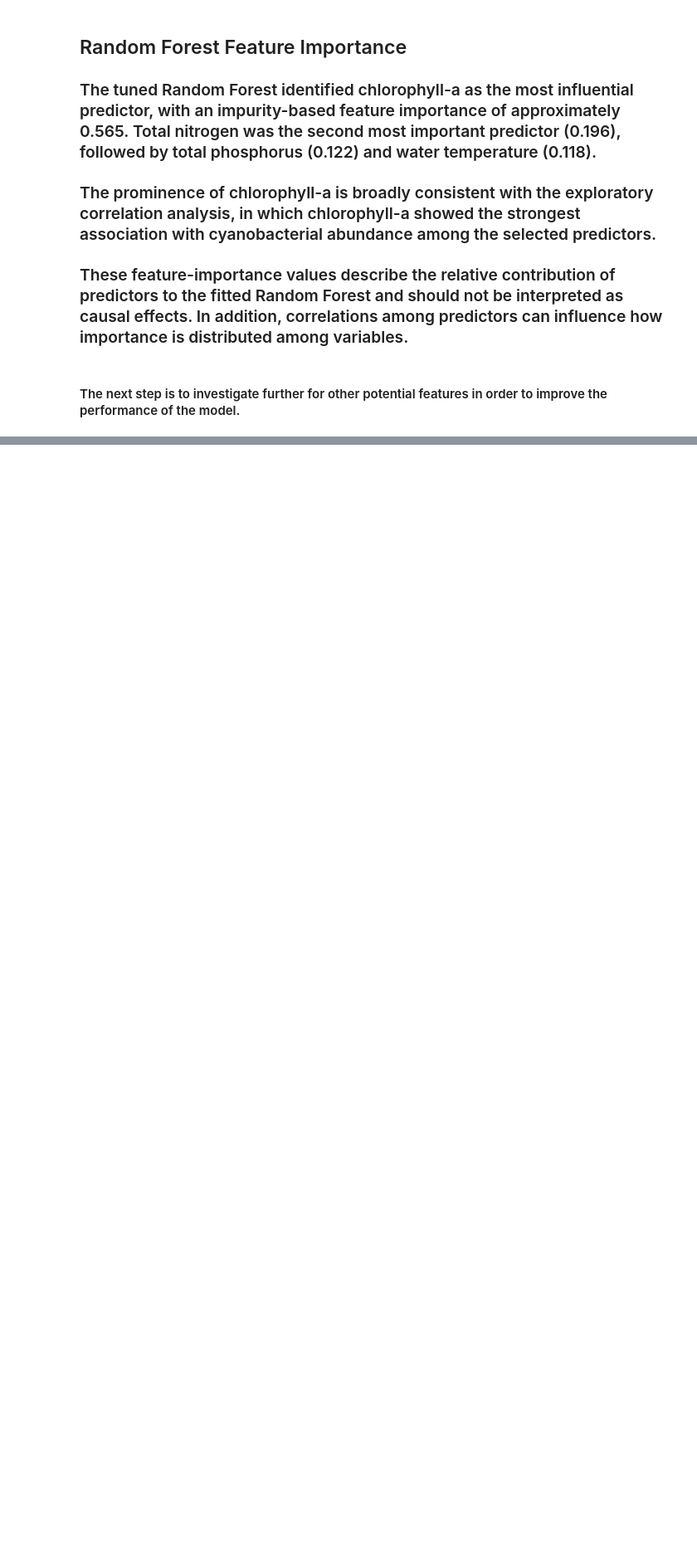
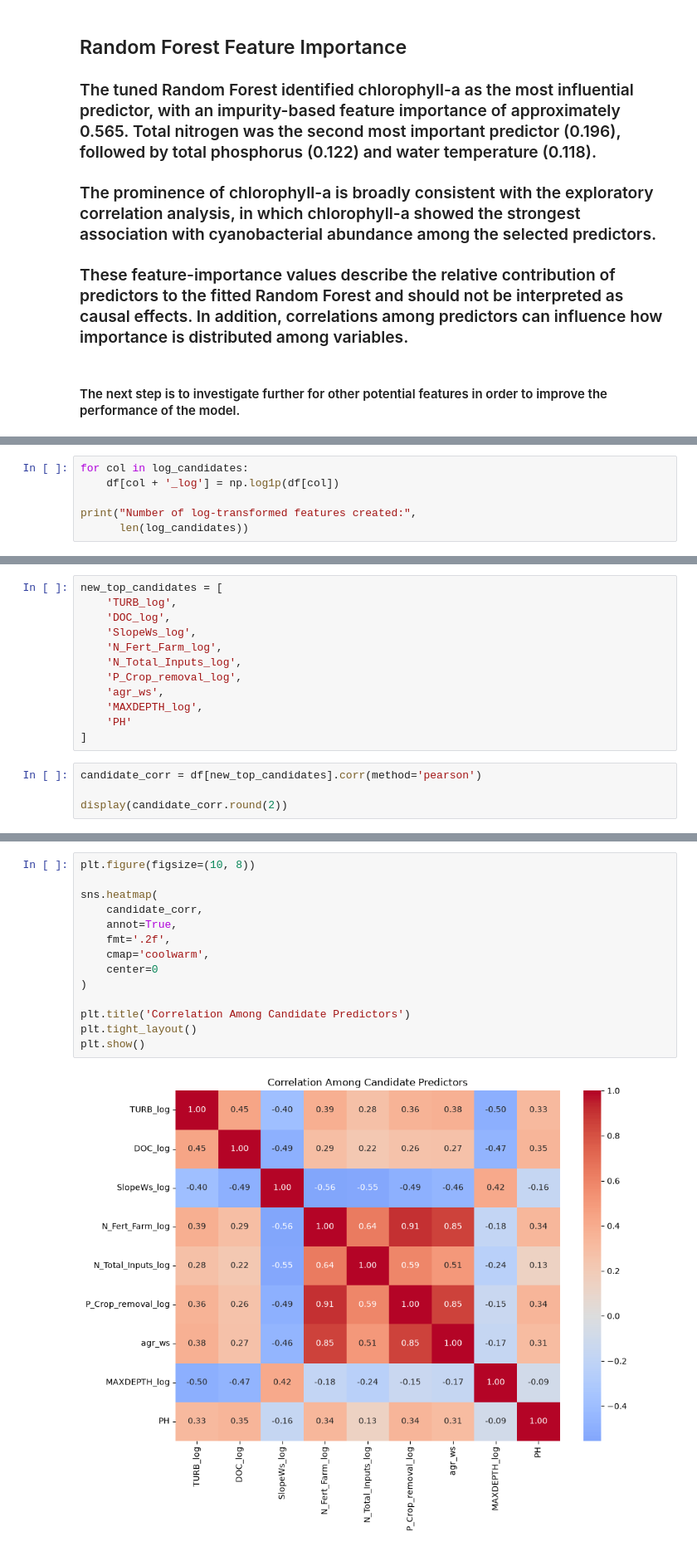
Before and after one commit to Projectisready/Algal_Bloom, a Jupyter notebook: notebooks/01_exploratory_analysis.ipynb, the cells around one changed output, grey strips where cells are left out. Shown at 83% size. Saved outputs shown, nothing was run; the diff lists cells and outputs as text; blank space fills up the shorter version.

```diff
--- a/notebooks/01_exploratory_analysis.ipynb
+++ b/notebooks/01_exploratory_analysis.ipynb
@@ -1294,0 +1522,6 @@ plt.show()
+# %%
+for col in log_candidates:
+    df[col + '_log'] = np.log1p(df[col])
+
+print("Number of log-transformed features created:",
+      len(log_candidates))
@@ -1294,0 +1641,16 @@ plt.show()
+# %%
+new_top_candidates = [
+    'TURB_log',
+    'DOC_log',
+    'SlopeWs_log',
+    'N_Fert_Farm_log',
+    'N_Total_Inputs_log',
+    'P_Crop_removal_log',
+    'agr_ws',
+    'MAXDEPTH_log',
+    'PH'
+]
+# %%
+candidate_corr = df[new_top_candidates].corr(method='pearson')
+
+display(candidate_corr.round(2))
@@ -1294,0 +1668,16 @@ plt.show()
+# %%
+plt.figure(figsize=(10, 8))
+
+sns.heatmap(
+    candidate_corr,
+    annot=True,
+    fmt='.2f',
+    cmap='coolwarm',
+    center=0
+)
+
+plt.title('Correlation Among Candidate Predictors')
+plt.tight_layout()
+plt.show()
+# %% [output]
+[figure, added]
```
Also changed, not shown: parts of 133 cells of this notebook.
